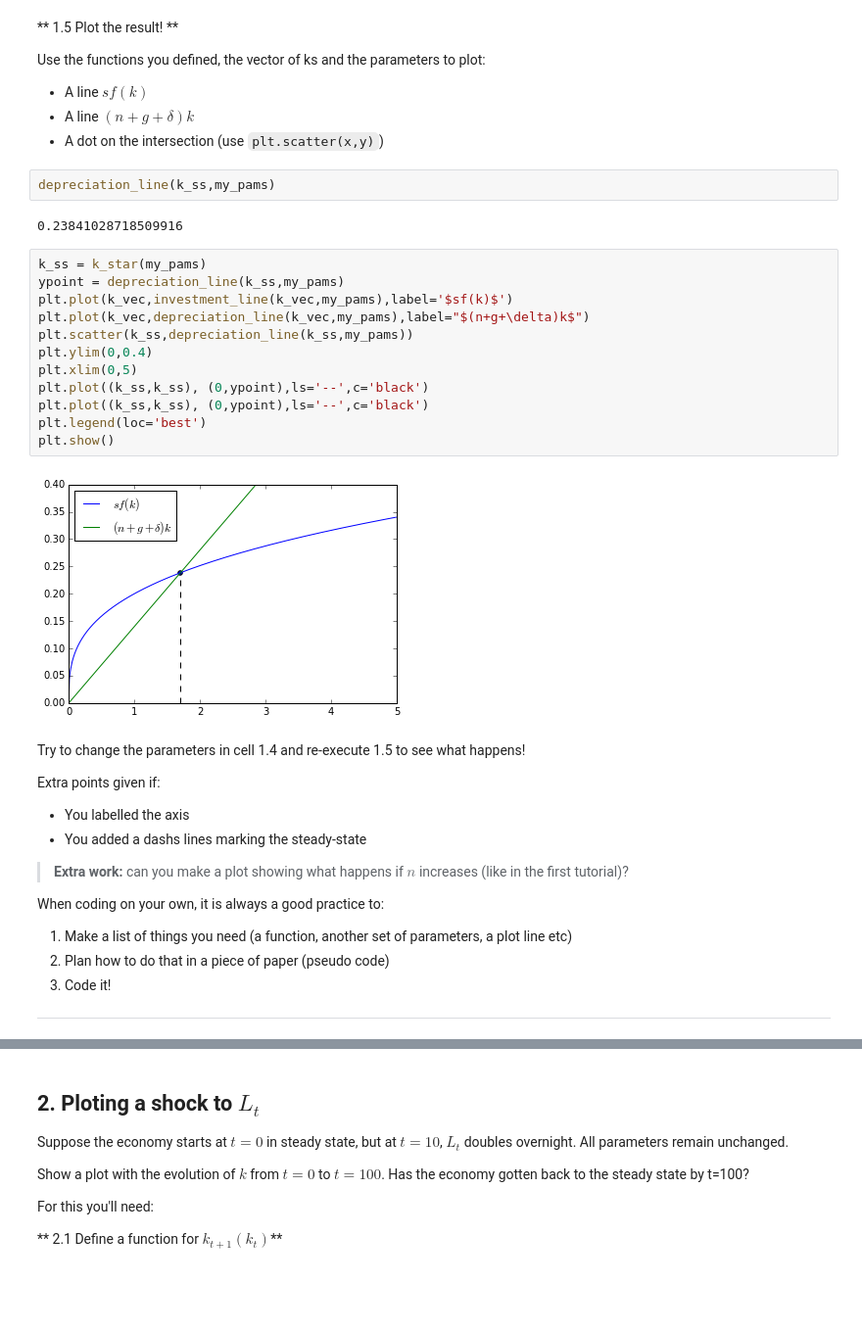
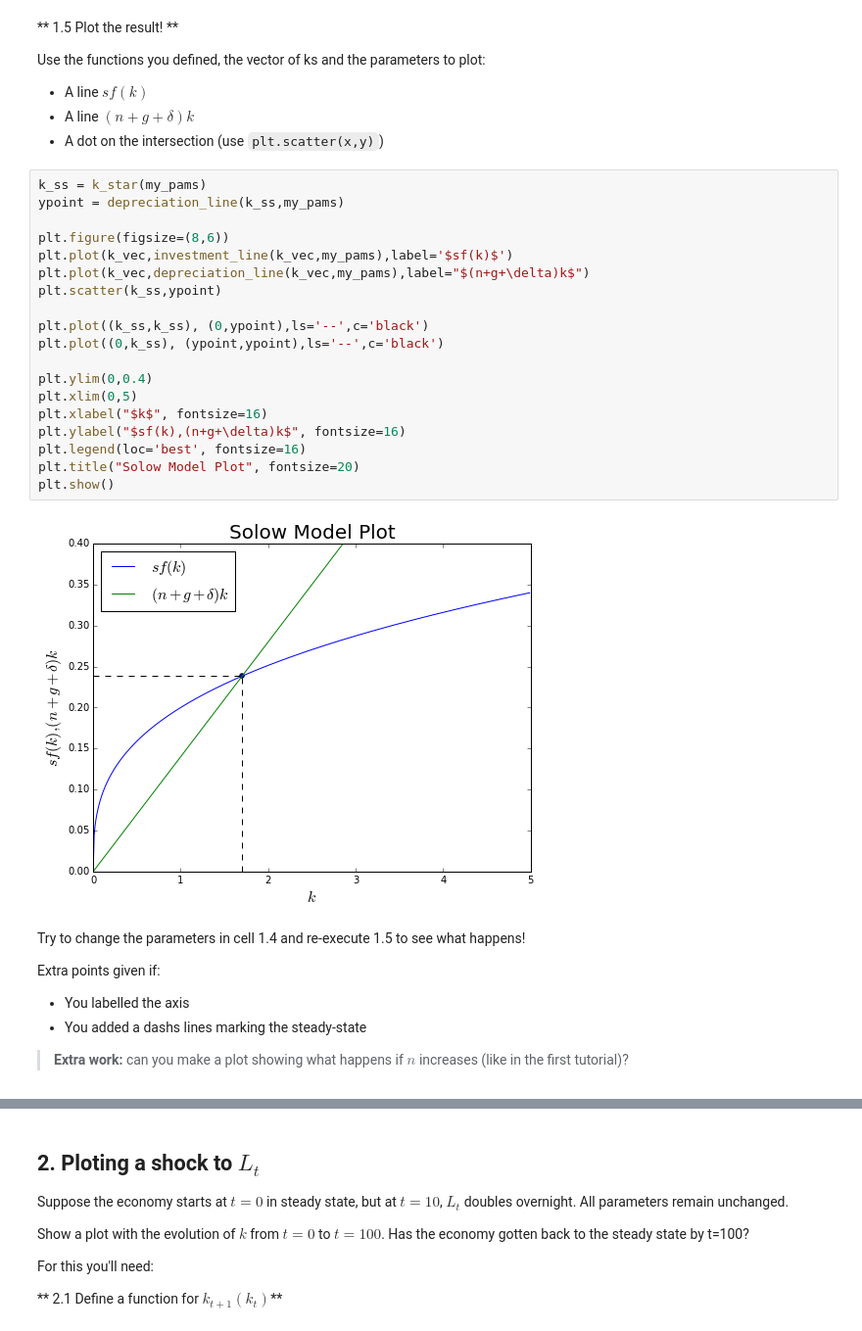
Before and after one commit to crisla/code-club, a Jupyter notebook: s1/Solow Model Example - Solution.ipynb, the cells around one changed output, grey strips where cells are left out. Shown at 98% size. Saved outputs shown, nothing was run; the diff lists cells and outputs as text; blank space fills up the shorter version.

```diff
--- a/s1/Solow Model Example - Solution.ipynb
+++ b/s1/Solow Model Example - Solution.ipynb
@@ -94,24 +94,27 @@ Use the functions you defined, the vector of ks and the parameters to plot:
 * A line $sf(k)$
 * A line $(n+g+\delta)k$
 * A dot on the intersection (use `plt.scatter(x,y)`)
-# %%
-depreciation_line(k_ss,my_pams)
-# %% [output]
-0.23841028718509916
 # %%
 k_ss = k_star(my_pams)
 ypoint = depreciation_line(k_ss,my_pams)
+
+plt.figure(figsize=(8,6))
 plt.plot(k_vec,investment_line(k_vec,my_pams),label='$sf(k)$')
 plt.plot(k_vec,depreciation_line(k_vec,my_pams),label="$(n+g+\delta)k$")
-plt.scatter(k_ss,depreciation_line(k_ss,my_pams))
+plt.scatter(k_ss,ypoint)
+
+plt.plot((k_ss,k_ss), (0,ypoint),ls='--',c='black')
+plt.plot((0,k_ss), (ypoint,ypoint),ls='--',c='black')
+
 plt.ylim(0,0.4)
 plt.xlim(0,5)
-plt.plot((k_ss,k_ss), (0,ypoint),ls='--',c='black')
-plt.plot((k_ss,k_ss), (0,ypoint),ls='--',c='black')
-plt.legend(loc='best')
+plt.xlabel("$k$", fontsize=16)
+plt.ylabel("$sf(k),(n+g+\delta)k$", fontsize=16)
+plt.legend(loc='best', fontsize=16)
+plt.title("Solow Model Plot", fontsize=20)
 plt.show()
 # %% [output]
-[figure, old version]
+[figure, new version]
 # %% [markdown]
 Try to change the parameters in cell 1.4 and re-execute 1.5 to see what happens!
 
@@ -121,10 +124,3 @@ Extra points given if:
 * You added a dashs lines marking the steady-state
 
 > **Extra work:** can you make a plot showing what happens if $n$ increases (like in the first tutorial)?
-
-When coding on your own, it is always a good practice to:
-
-1. Make a list of things you need (a function, another set of parameters, a plot line etc)
-2. Plan how to do that in a piece of paper (pseudo code)
-3. Code it!
----------------------------
```
Also changed, not shown: parts of 22 cells of this notebook.
